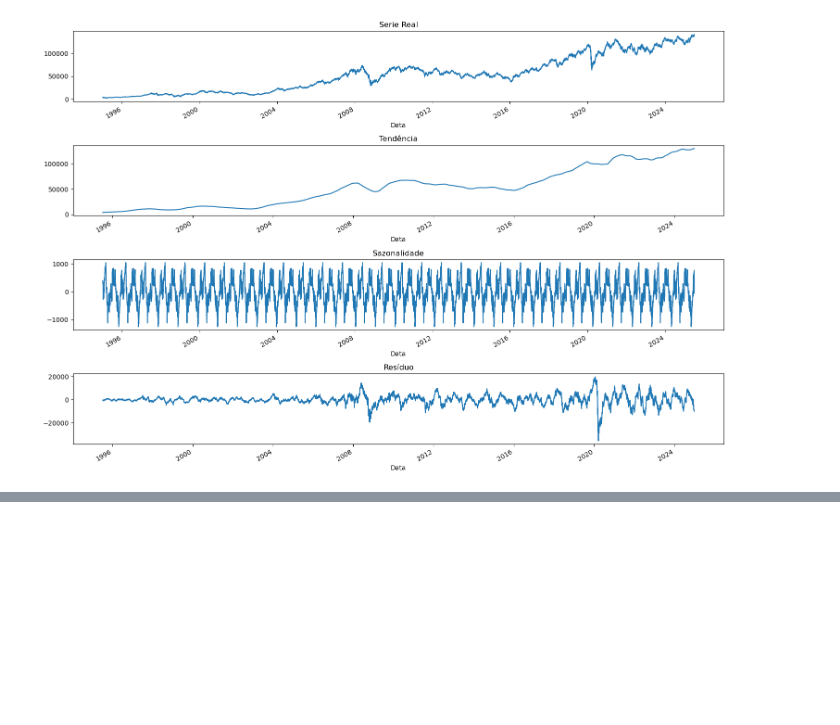
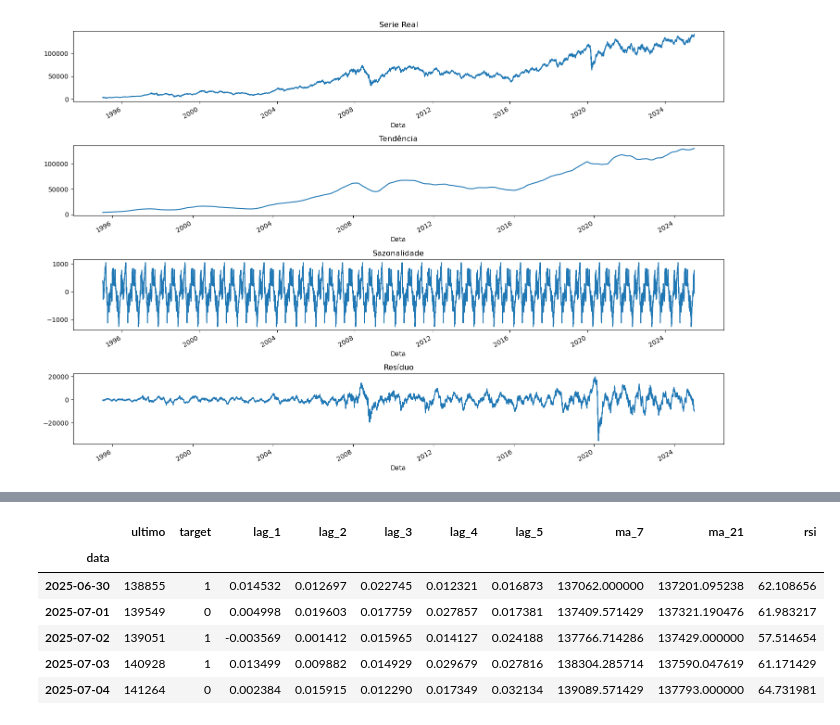
Before and after one commit to RicardViana/fiap-Machine-Learning-and-Time-Series, a Jupyter notebook: tech_challenge_fase_2.ipynb, the cells around one changed output, grey strips where cells are left out. Drawn from its saved outputs; the diff is of its cells as text; code cells hidden in the pictures; blank space fills up the shorter version.

Commit message:
Atualizando notebook

```diff
--- a/tech_challenge_fase_2.ipynb
+++ b/tech_challenge_fase_2.ipynb
@@ -263,0 +280,13 @@ plt.show()
+# %%
+# Ordernando os dados
+
+dados = dados.sort_index()
+# %%
+# Criar a variavel Target (Alvo) --> 1 para sobe e 0 para desce
+# Avaliamos o valor atual com o valor do proximo dia e dessa forma conseguimos definir se o dia seguinte subiu (1) ou desceu (0)
+
+#dados['ultimo_amanha'] = dados["ultimo"].shift(-1) # --> Etapa apenas para enteder os calculos e não é necessarios para o modelo
+#dados['ultimo_diferenca'] = dados["ultimo"].shift(-1) - dados["ultimo"] # --> Etapa apenas para enteder os calculos e não é necessarios para o modelo
+
+dados['target'] = (dados["ultimo"].shift(-1) > dados["ultimo"]).astype(int)
+dados.tail()
@@ -263,0 +301,9 @@ plt.show()
+# %%
+# Criar as variações percentuais (lags) --> Comparar percentualmente o dia de hoje com n dias anteriores
+
+qtd_lags = 5
+
+for i in range (1, qtd_lags+1):
+    dados[f"lag_{i}"] = dados["ultimo"].pct_change(i)
+
+dados.tail()
@@ -263,0 +318,10 @@ plt.show()
+# %%
+# Criando as médias moveis --> Curto e medio prazo
+
+media_dias_curto = 7
+media_dias_medio = 21
+
+dados[f"ma_{media_dias_curto}"] = dados["ultimo"].rolling(window=media_dias_curto).mean()
+dados[f"ma_{media_dias_medio}"] = dados["ultimo"].rolling(window=media_dias_medio).mean()
+
+dados.tail()
@@ -263,0 +336,21 @@ plt.show()
+# %%
+# Criando o indice de força relativa --> IFR ou RSI
+# Util para medir a velocidade e a magnitude das recentes mudanças do preço de um ativo
+
+janela_ideal = 14
+
+delta = dados["ultimo"].diff()
+gain = (delta.where(delta > 0,0)).rolling(window=janela_ideal).mean()
+loss = (-delta.where(delta < 0,0)).rolling(window=janela_ideal).mean()
+rs = gain / loss
+dados["rsi"] = 100 - (100 / (1 + rs))
+
+dados.tail()
+# %% [output]
+|  | ultimo | target | lag_1 | lag_2 | lag_3 | lag_4 | lag_5 | ma_7 | ma_21 | rsi |
+| data |  |  |  |  |  |  |  |  |  |  |
+| 2025-06-30 | 138855 | 1 | 0.014532 | 0.012697 | 0.022745 | 0.012321 | 0.016873 | 137062.000000 | 137201.095238 | 62.108656 |
+| 2025-07-01 | 139549 | 0 | 0.004998 | 0.019603 | 0.017759 | 0.027857 | 0.017381 | 137409.571429 | 137321.190476 | 61.983217 |
+| 2025-07-02 | 139051 | 1 | -0.003569 | 0.001412 | 0.015965 | 0.014127 | 0.024188 | 137766.714286 | 137429.000000 | 57.514654 |
+| 2025-07-03 | 140928 | 1 | 0.013499 | 0.009882 | 0.014929 | 0.029679 | 0.027816 | 138304.285714 | 137590.047619 | 61.171429 |
+| 2025-07-04 | 141264 | 0 | 0.002384 | 0.015915 | 0.012290 | 0.017349 | 0.032134 | 139089.571429 | 137793.000000 | 64.731981 |
```
Also changed, not shown: parts of 12 cells of this notebook.
